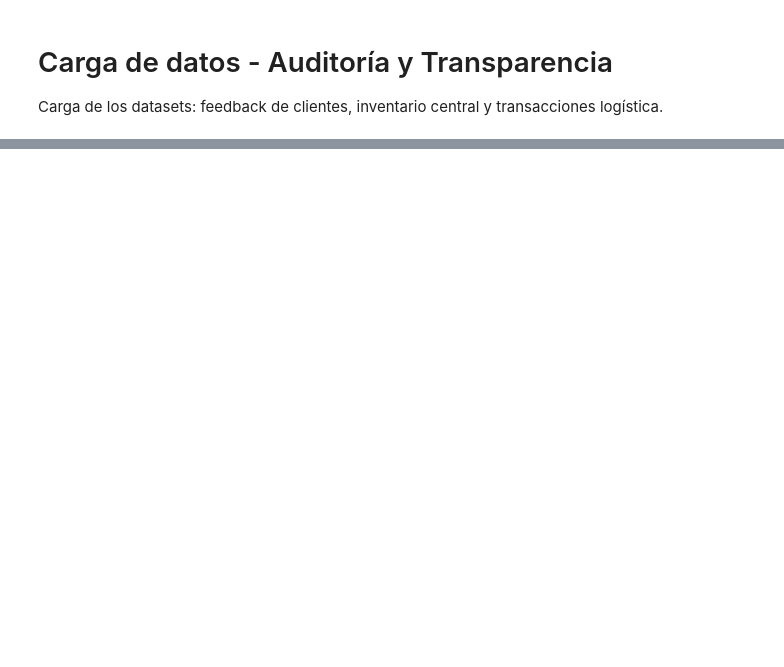
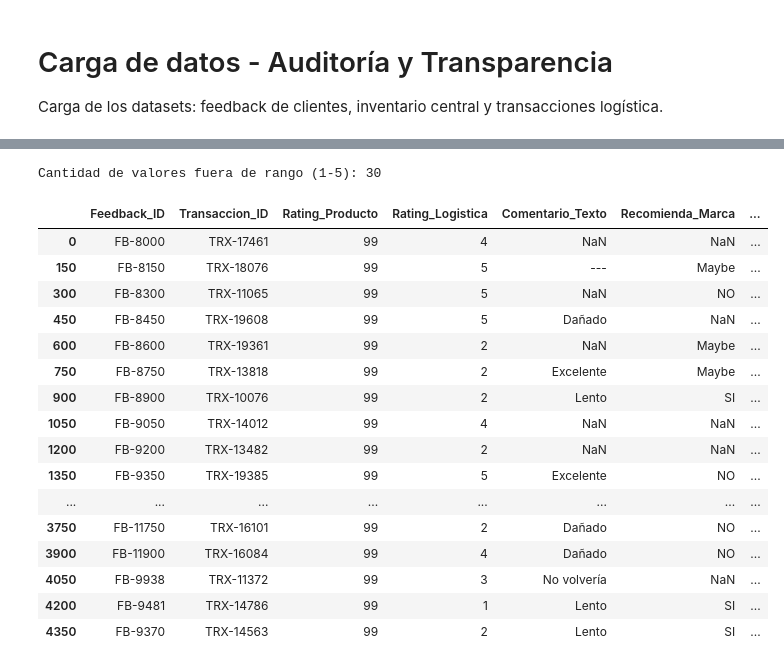
Before and after one commit to carlosmunoz97/protocolo-calidad-consultores-senior, a Jupyter notebook: auditoriaytransparencia.ipynb, the cells around one changed output, grey strips where cells are left out. Saved outputs shown, nothing was run; the diff lists cells and outputs as text; code cells hidden in the pictures; blank space fills up the shorter version.

Commit message:
adding feedback first

```diff
--- a/auditoriaytransparencia.ipynb
+++ b/auditoriaytransparencia.ipynb
@@ -202,0 +5,8 @@ Primeras 20 muestras:
+# %%
+import pandas as pd
+import numpy as np
+
+
+# Dataset de feedback de clientes
+fb = pd.read_csv("feedback_clientes_v2.csv")
+fb
@@ -202,0 +58,32 @@ Primeras 20 muestras:
+# %%
+def valores_fuera_rango_rating(df, columna="Rating_Producto", minimo=0, maximo=5):
+    """
+    Muestra los valores que están fuera del rango [minimo, maximo] en la columna indicada.
+    Por defecto: Rating_Producto entre 1 y 5.
+    """
+    fuera = df[(df[columna] < minimo) | (df[columna] > maximo)]
+    return fuera
+
+# Uso: ver filas con Rating_Producto fuera de 1 a 5
+fuera = valores_fuera_rango_rating(fb)
+print(f"Cantidad de valores fuera de rango (1-5): {len(fuera)}")
+fuera
+# %% [output]
+Cantidad de valores fuera de rango (1-5): 30
+|  | Feedback_ID | Transaccion_ID | Rating_Producto | Rating_Logistica | Comentario_Texto | Recomienda_Marca | ... |
+| 0 | FB-8000 | TRX-17461 | 99 | 4 | NaN | NaN | ... |
+| 150 | FB-8150 | TRX-18076 | 99 | 5 | --- | Maybe | ... |
+| 300 | FB-8300 | TRX-11065 | 99 | 5 | NaN | NO | ... |
+| 450 | FB-8450 | TRX-19608 | 99 | 5 | Dañado | NaN | ... |
+| 600 | FB-8600 | TRX-19361 | 99 | 2 | NaN | Maybe | ... |
+| 750 | FB-8750 | TRX-13818 | 99 | 2 | Excelente | Maybe | ... |
+| 900 | FB-8900 | TRX-10076 | 99 | 2 | Lento | SI | ... |
+| 1050 | FB-9050 | TRX-14012 | 99 | 4 | NaN | NaN | ... |
+| 1200 | FB-9200 | TRX-13482 | 99 | 2 | NaN | NaN | ... |
+| 1350 | FB-9350 | TRX-19385 | 99 | 5 | Excelente | NO | ... |
+| ... | ... | ... | ... | ... | ... | ... | ... |
+| 3750 | FB-11750 | TRX-16101 | 99 | 2 | Dañado | NO | ... |
+| 3900 | FB-11900 | TRX-16084 | 99 | 4 | Dañado | NO | ... |
+| 4050 | FB-9938 | TRX-11372 | 99 | 3 | No volvería | NaN | ... |
+| 4200 | FB-9481 | TRX-14786 | 99 | 1 | Lento | SI | ... |
+| 4350 | FB-9370 | TRX-14563 | 99 | 2 | Lento | SI | ... |
```
Also changed, not shown: parts of 18 cells of this notebook.
